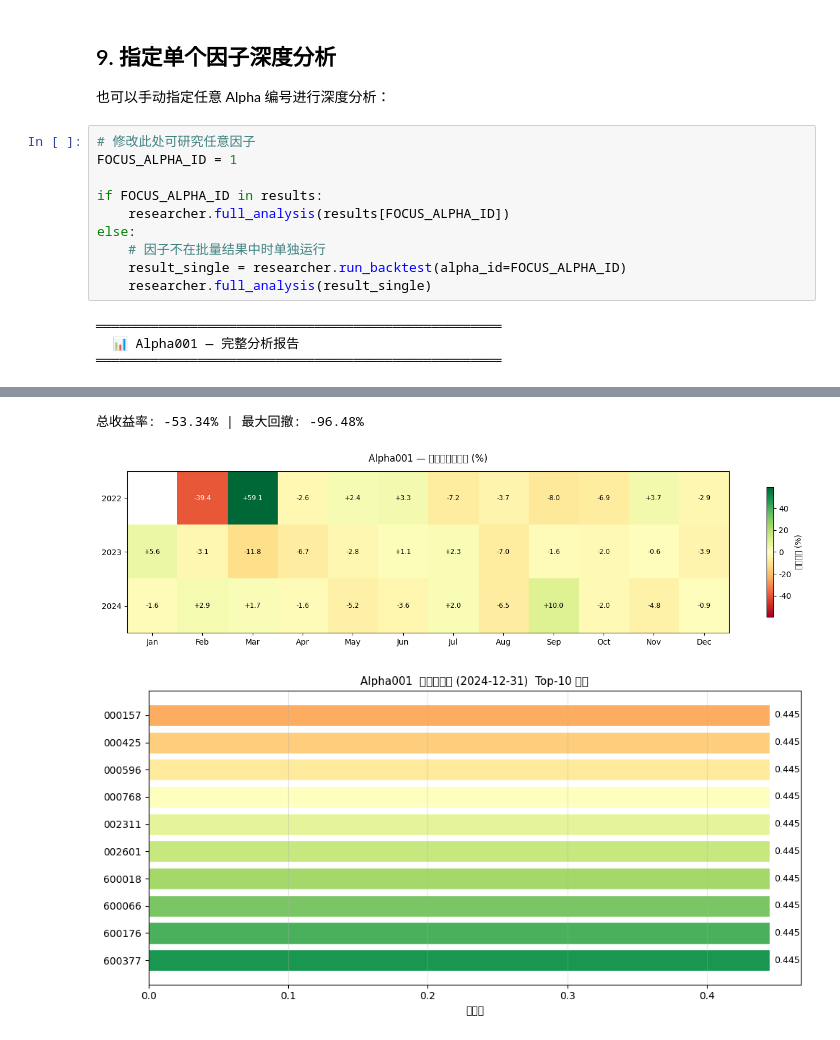
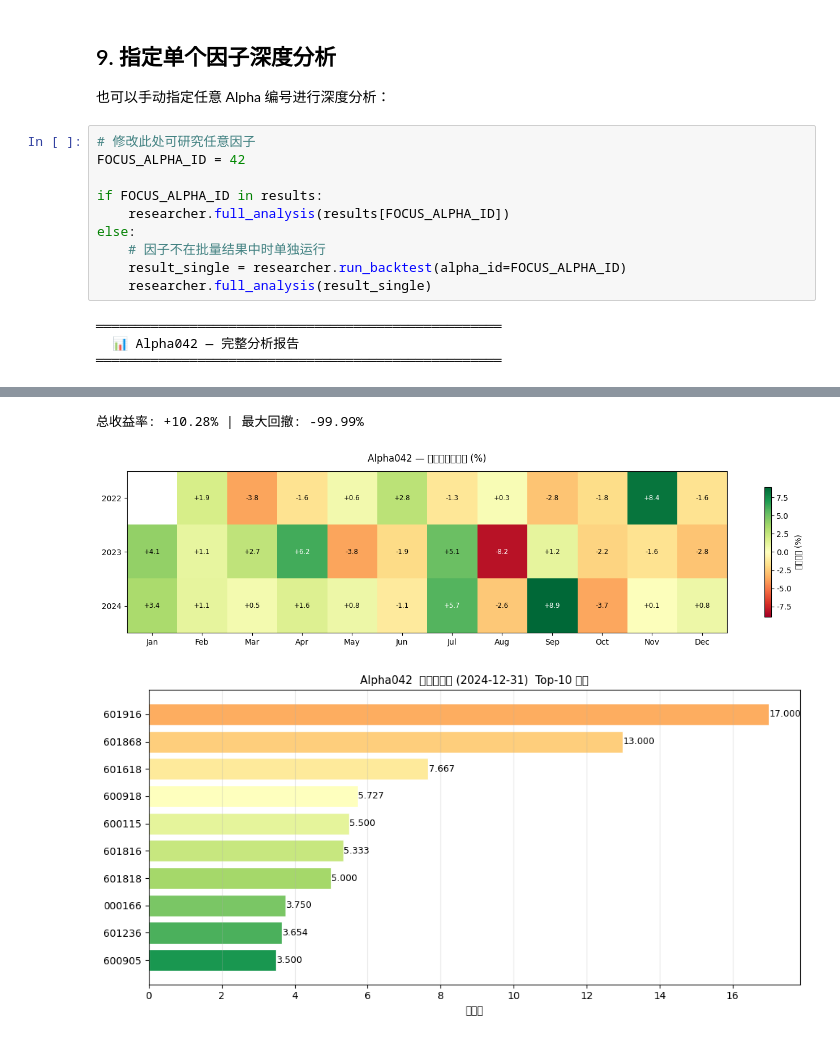
Before and after one commit to MingshanYao/stockQuant, a Jupyter notebook: notebooks/alpha101/alpha101_hs300_backtest.ipynb, the cells around one changed output, grey strips where cells are left out. Cells and saved outputs as stored; diff of their text form.

```diff
--- a/notebooks/alpha101/alpha101_hs300_backtest.ipynb
+++ b/notebooks/alpha101/alpha101_hs300_backtest.ipynb
@@ -279,7 +279,7 @@ else:
 也可以手动指定任意 Alpha 编号进行深度分析：
 # %%
 # 修改此处可研究任意因子
-FOCUS_ALPHA_ID = 1
+FOCUS_ALPHA_ID = 42
 
 if FOCUS_ALPHA_ID in results:
     researcher.full_analysis(results[FOCUS_ALPHA_ID])
@@ -289,5 +289,5 @@ else:
     researcher.full_analysis(result_single)
 # %% [output]
 ════════════════════════════════════════════════════
-  📊 Alpha001 — 完整分析报告
+  📊 Alpha042 — 完整分析报告
 ════════════════════════════════════════════════════
@@ -295,3 +295,3 @@ else:
-总收益率: -53.34% | 最大回撤: -96.48%
+总收益率: +10.28% | 最大回撤: -99.99%
-[figure, old version]
+[figure, new version]
-[figure, old version]
+[figure, new version]
```
Also changed, not shown: parts of 1 cell of this notebook.
